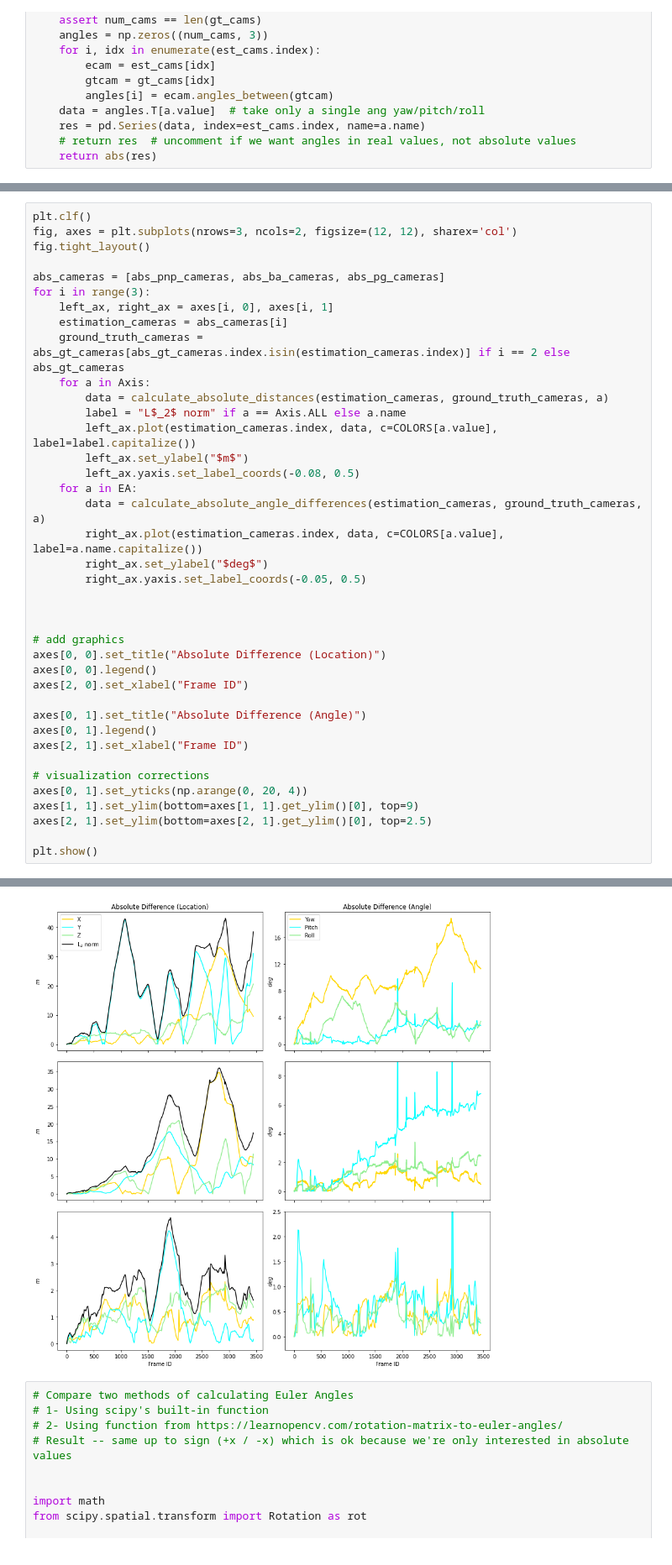
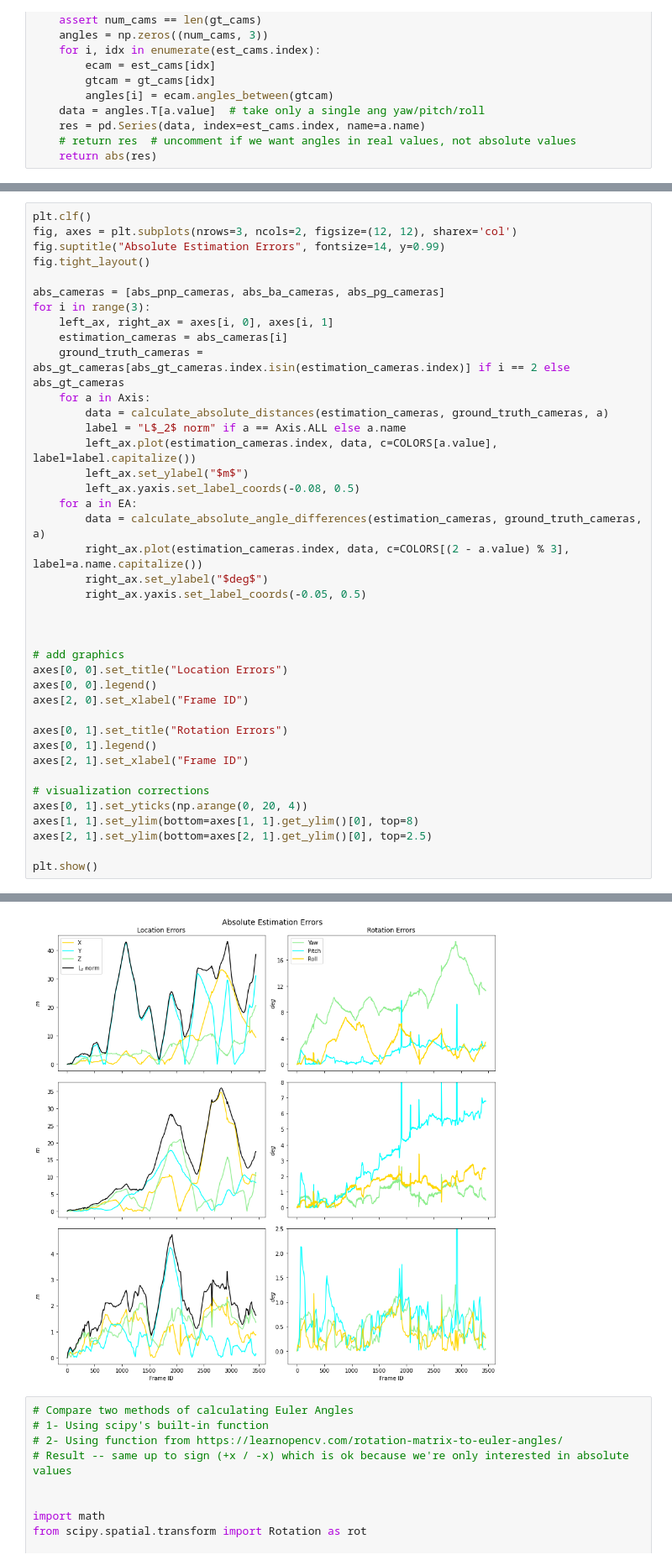
Before and after one commit to JonNir1/VAN_ex, a Jupyter notebook: final_project/notebooks/AbsoluteEstimationErrors.ipynb, the cells around one changed output, grey strips where cells are left out. Shown: that part at 84% size. Cells and saved outputs as stored; diff of their text form.

Commit message:
Estimation errors

```diff
--- a/final_project/notebooks/AbsoluteEstimationErrors.ipynb
+++ b/final_project/notebooks/AbsoluteEstimationErrors.ipynb
@@ -61,6 +61,7 @@ right: Degree Difference (Euler angles) between Estimation and G.T.
 # %%
 plt.clf()
 fig, axes = plt.subplots(nrows=3, ncols=2, figsize=(12, 12), sharex='col')
+fig.suptitle("Absolute Estimation Errors", fontsize=14, y=0.99)
 fig.tight_layout()
 
 abs_cameras = [abs_pnp_cameras, abs_ba_cameras, abs_pg_cameras]
@@ -68,38 +69,38 @@ for i in range(3):
     left_ax, right_ax = axes[i, 0], axes[i, 1]
     estimation_cameras = abs_cameras[i]
     ground_truth_cameras = abs_gt_cameras[abs_gt_cameras.index.isin(estimation_cameras.index)] if i == 2 else abs_gt_cameras
     for a in Axis:
         data = calculate_absolute_distances(estimation_cameras, ground_truth_cameras, a)
         label = "L$_2$ norm" if a == Axis.ALL else a.name
         left_ax.plot(estimation_cameras.index, data, c=COLORS[a.value], label=label.capitalize())
         left_ax.set_ylabel("$m$")
         left_ax.yaxis.set_label_coords(-0.08, 0.5)
     for a in EA:
         data = calculate_absolute_angle_differences(estimation_cameras, ground_truth_cameras, a)
-        right_ax.plot(estimation_cameras.index, data, c=COLORS[a.value], label=a.name.capitalize())
+        right_ax.plot(estimation_cameras.index, data, c=COLORS[(2 - a.value) % 3], label=a.name.capitalize())
         right_ax.set_ylabel("$deg$")
         right_ax.yaxis.set_label_coords(-0.05, 0.5)
 
 
 
 # add graphics
-axes[0, 0].set_title("Absolute Difference (Location)")
+axes[0, 0].set_title("Location Errors")
 axes[0, 0].legend()
 axes[2, 0].set_xlabel("Frame ID")
 
-axes[0, 1].set_title("Absolute Difference (Angle)")
+axes[0, 1].set_title("Rotation Errors")
 axes[0, 1].legend()
 axes[2, 1].set_xlabel("Frame ID")
 
 # visualization corrections
 axes[0, 1].set_yticks(np.arange(0, 20, 4))
-axes[1, 1].set_ylim(bottom=axes[1, 1].get_ylim()[0], top=9)
+axes[1, 1].set_ylim(bottom=axes[1, 1].get_ylim()[0], top=8)
 axes[2, 1].set_ylim(bottom=axes[2, 1].get_ylim()[0], top=2.5)
 
 plt.show()
 # %% [output]
 <Figure size 432x288 with 0 Axes>
-[figure, old version]
+[figure, new version]
 # %%
 # Compare two methods of calculating Euler Angles
 # 1- Using scipy's built-in function
```
Also changed, not shown: parts of 1 cell of this notebook, 2 other files.
